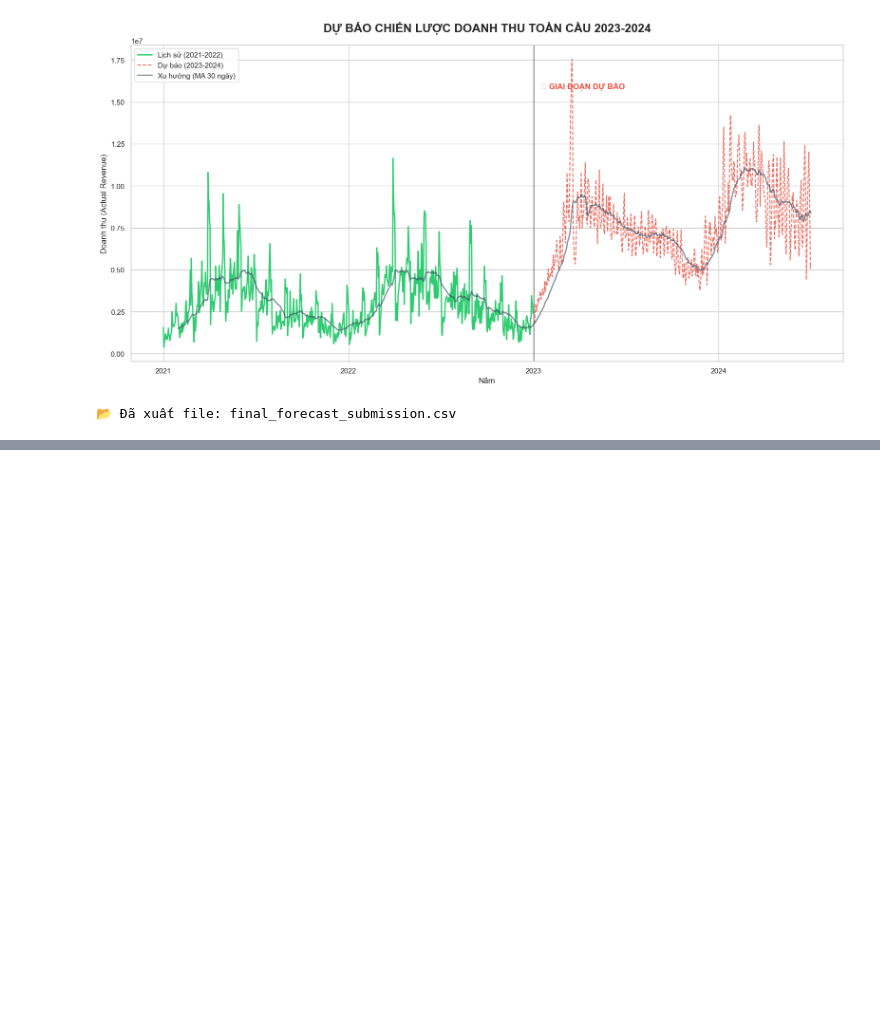
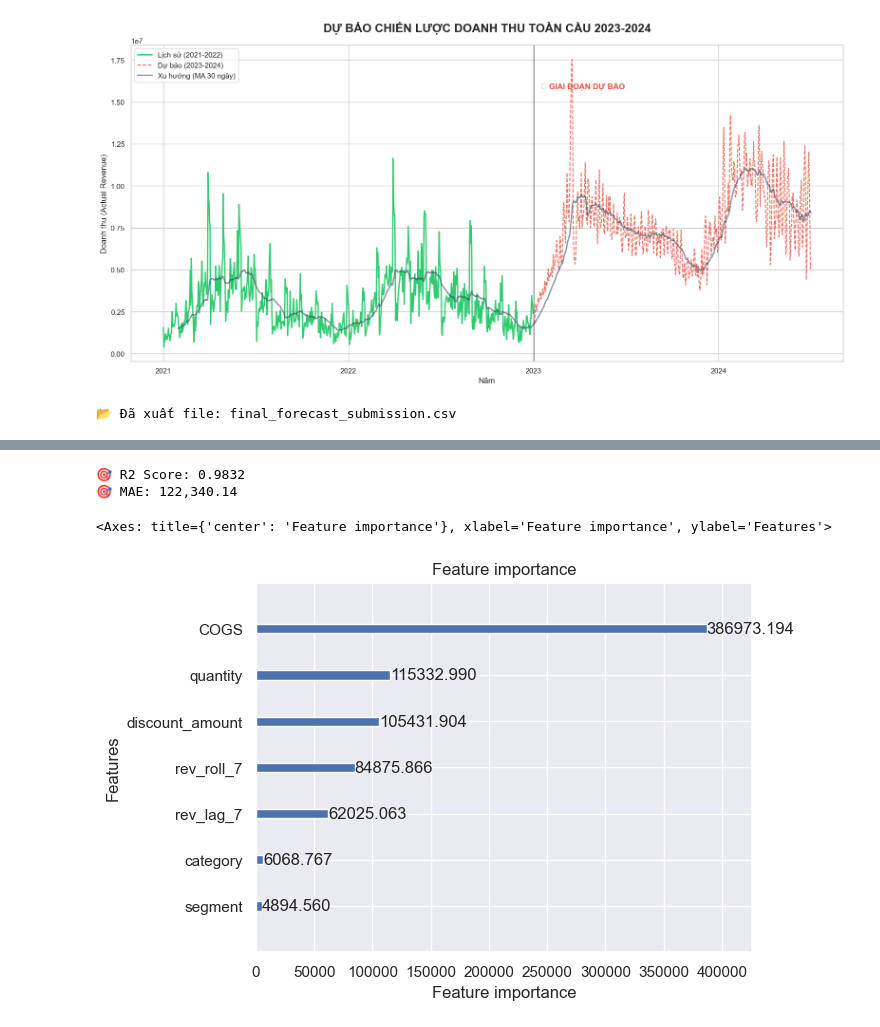
Before and after one commit to lamducanhkhoarubik-spec/Datathon_UITUT, a Jupyter notebook: code/eda/predictive.ipynb, the cells around one changed output, grey strips where cells are left out. Cells and saved outputs as stored; diff of their text form; code cells hidden in the pictures; blank space fills up the shorter version.

Commit message:
Predictive

```diff
--- a/code/eda/predictive.ipynb
+++ b/code/eda/predictive.ipynb
@@ -340,0 +308,8 @@ ConversionError: Failed to convert value(s) to axis units: Timestamp('2023-01-01
+# %%
+df_sales['Date'] = pd.to_datetime(df_sales['Date'])
+
+# Chuyển đổi sang format Prophet: ds (Date), y (Target)
+df_prophet = df_sales[['Date', 'Revenue']].rename(columns={'Date': 'ds', 'Revenue': 'y'})
+
+# Quan trọng: Nếu dữ liệu có COGS, ta giữ lại để dùng làm Regressor
+df_prophet['COGS'] = df_sales['COGS']
@@ -340,0 +702,20 @@ ConversionError: Failed to convert value(s) to axis units: Timestamp('2023-01-01
+# %%
+# --- 4. Làm sạch & Ép kiểu Category (SỬA LẠI ĐOẠN NÀY) ---
+
+# 1. Điền NaN cho các cột số trước
+num_cols = ['Revenue', 'COGS', 'traffic_lag_1', 'quantity', 'discount_amount', 'rev_lag_7']
+for col in num_cols:
+    if col in df_master.columns:
+        df_master[col] = df_master[col].fillna(0)
+
+# 2. Điền NaN cho các cột phân loại bằng một chuỗi cụ thể
+cat_cols = ['category', 'segment', 'Store_ID']
+for col in cat_cols:
+    if col in df_master.columns:
+        # Điền 'Unknown' trước khi ép kiểu category
+        df_master[col] = df_master[col].astype(str).replace('nan', 'Unknown').fillna('Unknown')
+        df_master[col] = df_master[col].astype('category')
+
+# Sau khi đã sạch sẽ mới chạy tiếp các bước sau
+df_master = df_master.dropna(subset=['rev_lag_7'])
+df_master
@@ -340,0 +791,13 @@ ConversionError: Failed to convert value(s) to axis units: Timestamp('2023-01-01
+# %%
+# 1. Dự báo thử trên tập Validation
+preds = model.predict(X_val)
+print(f"\n🎯 R2 Score: {r2_score(y_val, preds):.4f}")
+print(f"🎯 MAE: {mean_absolute_error(y_val, preds):,.2f}")
+
+# 2. Xem Feature Importance (Xem ID có thực sự gánh team không)
+lgb.plot_importance(model, max_num_features=10, importance_type='gain')
+# %% [output]
+🎯 R2 Score: 0.9832
+🎯 MAE: 122,340.14
+<Axes: title={'center': 'Feature importance'}, xlabel='Feature importance', ylabel='Features'>
+[figure, added]
```
Also changed, not shown: parts of 17 cells of this notebook, 3 other files.
